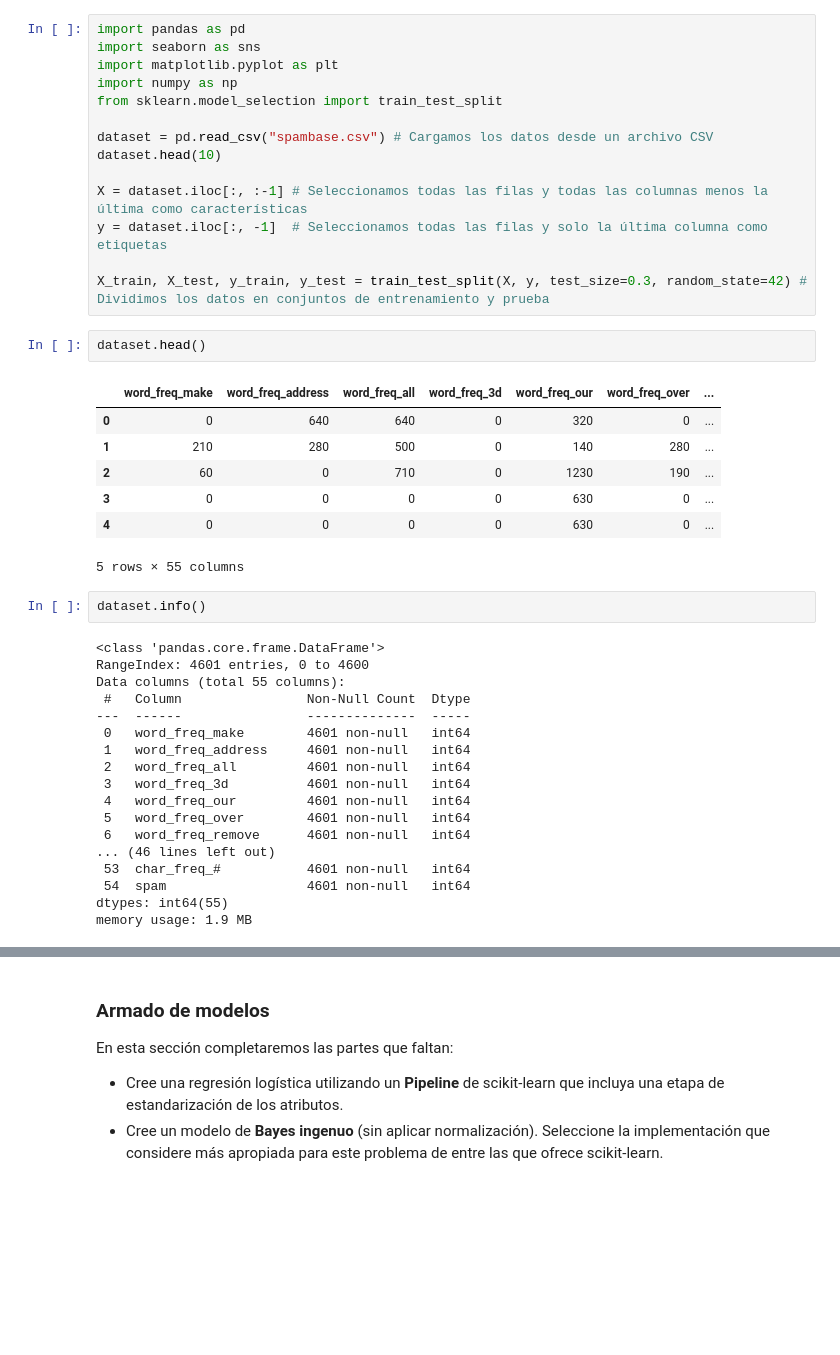
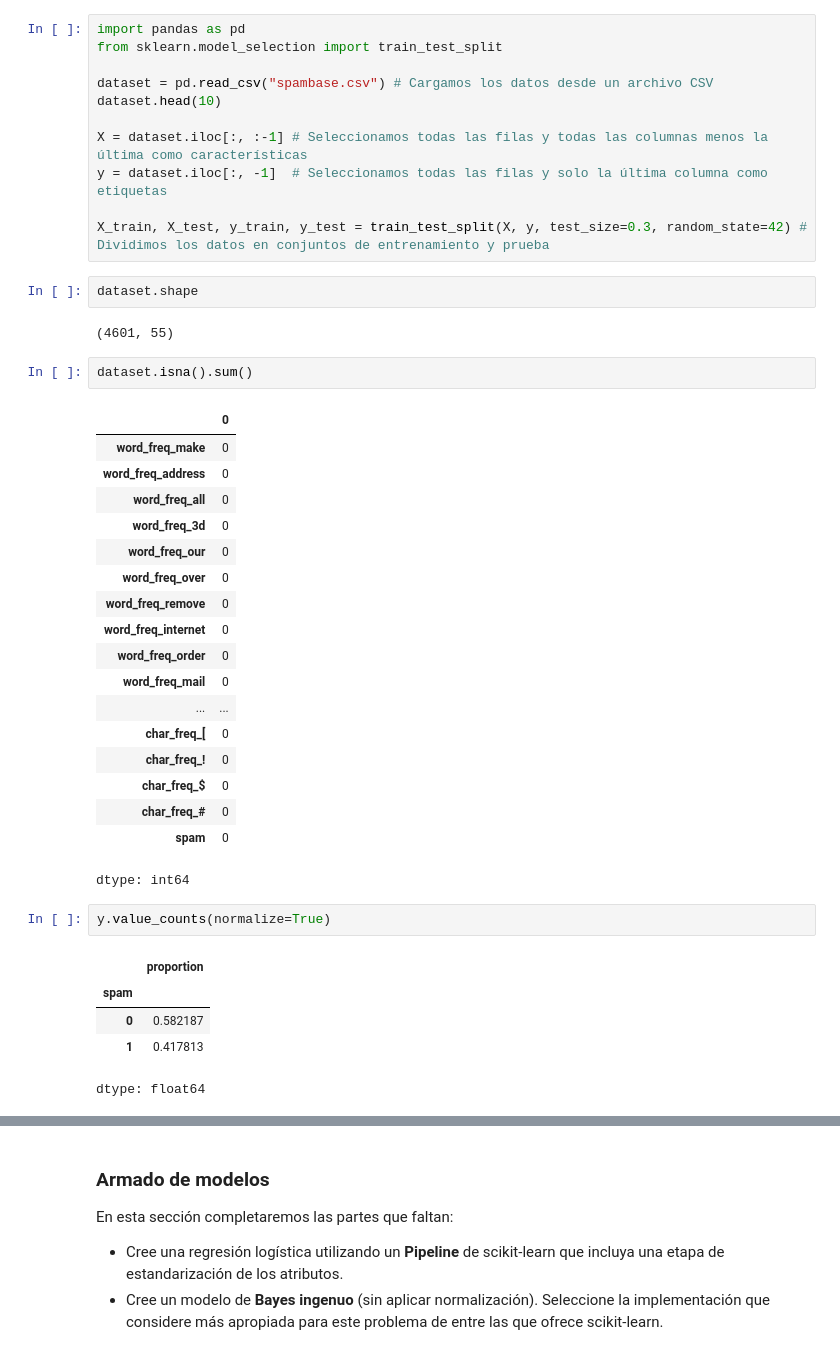
Before and after one commit to AlejoCNYT/intro_ia, a Jupyter notebook: clase6/exercise/spam.ipynb, the cells around one changed output, grey strips where cells are left out. Drawn from its saved outputs; the diff is of its cells as text; blank space fills up the shorter version.

```diff
--- a/clase6/exercise/spam.ipynb
+++ b/clase6/exercise/spam.ipynb
@@ -27,9 +27,6 @@ Los clasificadores de Bayes ingenuos fueron de los primeros filtros utilizados p
 ### Carga del dataset
 # %%
 import pandas as pd
-import seaborn as sns
-import matplotlib.pyplot as plt
-import numpy as np
 from sklearn.model_selection import train_test_split
 
 dataset = pd.read_csv("spambase.csv") # Cargamos los datos desde un archivo CSV
@@ -40,32 +37,35 @@ y = dataset.iloc[:, -1]  # Seleccionamos todas las filas y solo la última colum
 
 X_train, X_test, y_train, y_test = train_test_split(X, y, test_size=0.3, random_state=42) # Dividimos los datos en conjuntos de entrenamiento y prueba
 # %%
-dataset.head()
+dataset.shape
 # %% [output]
-|  | word_freq_make | word_freq_address | word_freq_all | word_freq_3d | word_freq_our | word_freq_over | ... |
-| 0 | 0 | 640 | 640 | 0 | 320 | 0 | ... |
-| 1 | 210 | 280 | 500 | 0 | 140 | 280 | ... |
-| 2 | 60 | 0 | 710 | 0 | 1230 | 190 | ... |
-| 3 | 0 | 0 | 0 | 0 | 630 | 0 | ... |
-| 4 | 0 | 0 | 0 | 0 | 630 | 0 | ... |
-5 rows × 55 columns
+(4601, 55)
-# %%
-dataset.info()
-# %% [output]
-<class 'pandas.core.frame.DataFrame'>
-RangeIndex: 4601 entries, 0 to 4600
-Data columns (total 55 columns):
- #   Column                Non-Null Count  Dtype
----  ------                --------------  -----
- 0   word_freq_make        4601 non-null   int64
- 1   word_freq_address     4601 non-null   int64
- 2   word_freq_all         4601 non-null   int64
- 3   word_freq_3d          4601 non-null   int64
- 4   word_freq_our         4601 non-null   int64
- 5   word_freq_over        4601 non-null   int64
- 6   word_freq_remove      4601 non-null   int64
-... (46 lines left out)
- 53  char_freq_#           4601 non-null   int64
- 54  spam                  4601 non-null   int64
-dtypes: int64(55)
-memory usage: 1.9 MB
+# %%
+dataset.isna().sum()
+# %% [output]
+|  | 0 |
+| word_freq_make | 0 |
+| word_freq_address | 0 |
+| word_freq_all | 0 |
+| word_freq_3d | 0 |
+| word_freq_our | 0 |
+| word_freq_over | 0 |
+| word_freq_remove | 0 |
+| word_freq_internet | 0 |
+| word_freq_order | 0 |
+| word_freq_mail | 0 |
+| ... | ... |
+| char_freq_[ | 0 |
+| char_freq_! | 0 |
+| char_freq_$ | 0 |
+| char_freq_# | 0 |
+| spam | 0 |
+dtype: int64
+# %%
+y.value_counts(normalize=True)
+# %% [output]
+|  | proportion |
+| spam |  |
+| 0 | 0.582187 |
+| 1 | 0.417813 |
+dtype: float64
```
Also changed, not shown: parts of 78 cells of this notebook.
